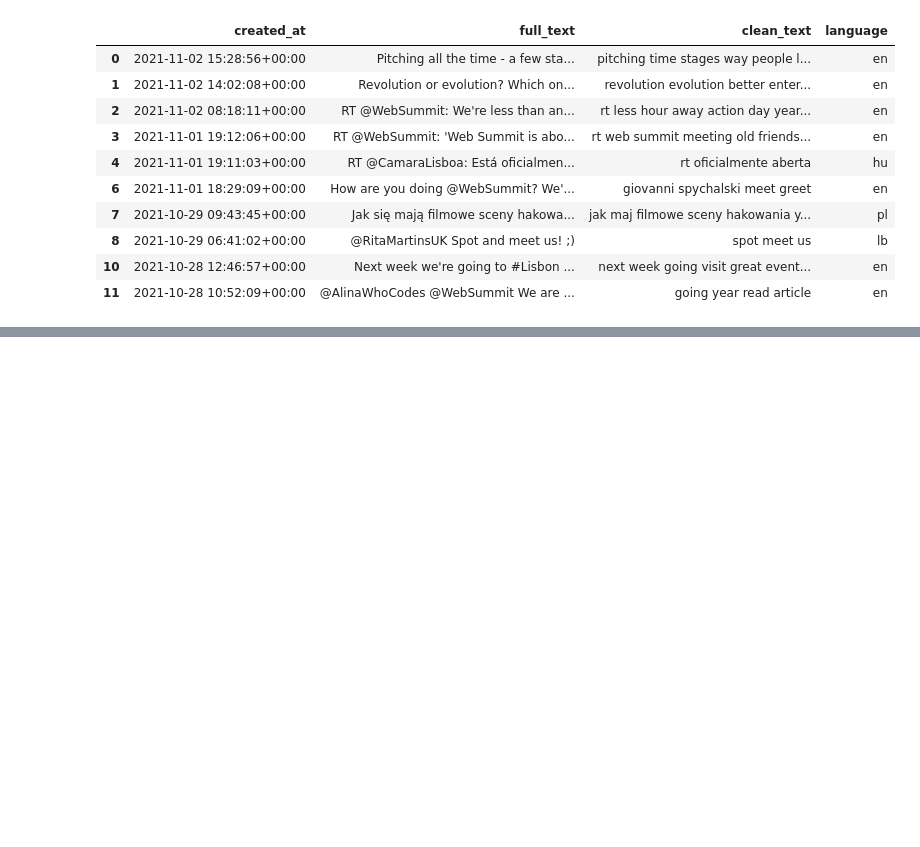
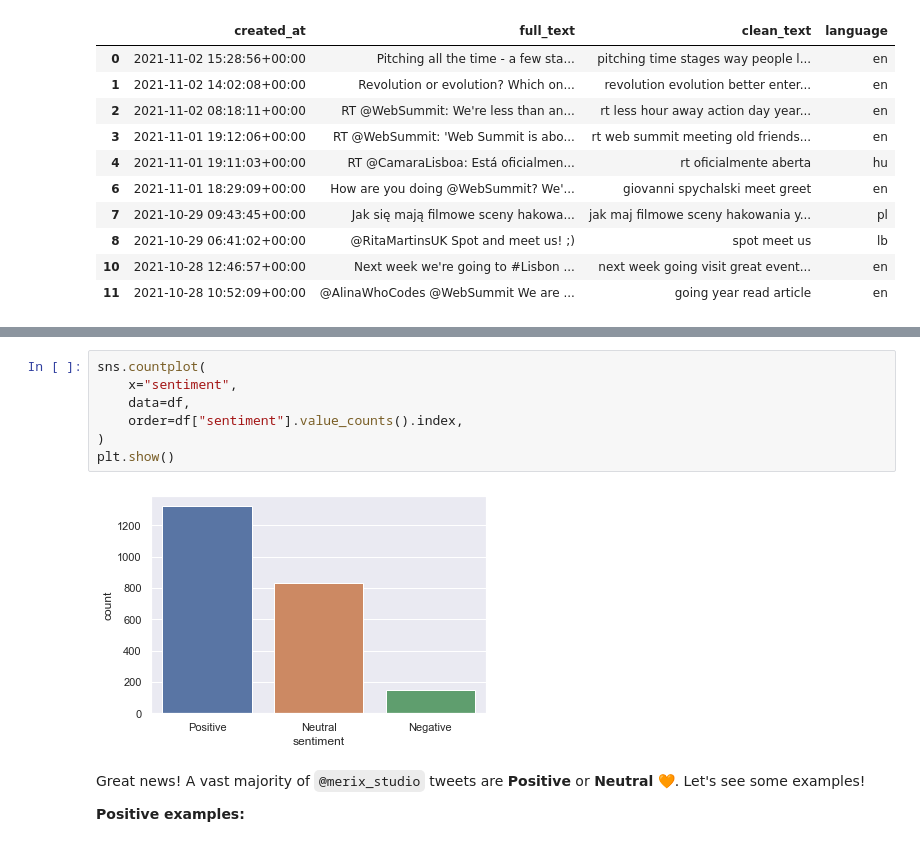
Before and after one commit to lukzmu/data-science, a Jupyter notebook: Other/Merixstudio twitter sentiment analysis/notebook.ipynb, the cells around one changed output, grey strips where cells are left out. Drawn from its saved outputs; the diff is of its cells as text; blank space fills up the shorter version.

```diff
--- a/Other/Merixstudio twitter sentiment analysis/notebook.ipynb
+++ b/Other/Merixstudio twitter sentiment analysis/notebook.ipynb
@@ -230,0 +242,13 @@ Under construction...
+# %%
+sns.countplot(
+    x="sentiment",
+    data=df,
+    order=df["sentiment"].value_counts().index,
+)
+plt.show()
+# %% [output]
+[figure, added]
+# %% [markdown]
+Great news! A vast majority of `@merix_studio` tweets are **Positive** or **Neutral** 🧡. Let's see some examples!
+
+**Positive examples:**
```
Also changed, not shown: parts of 23 cells of this notebook.
